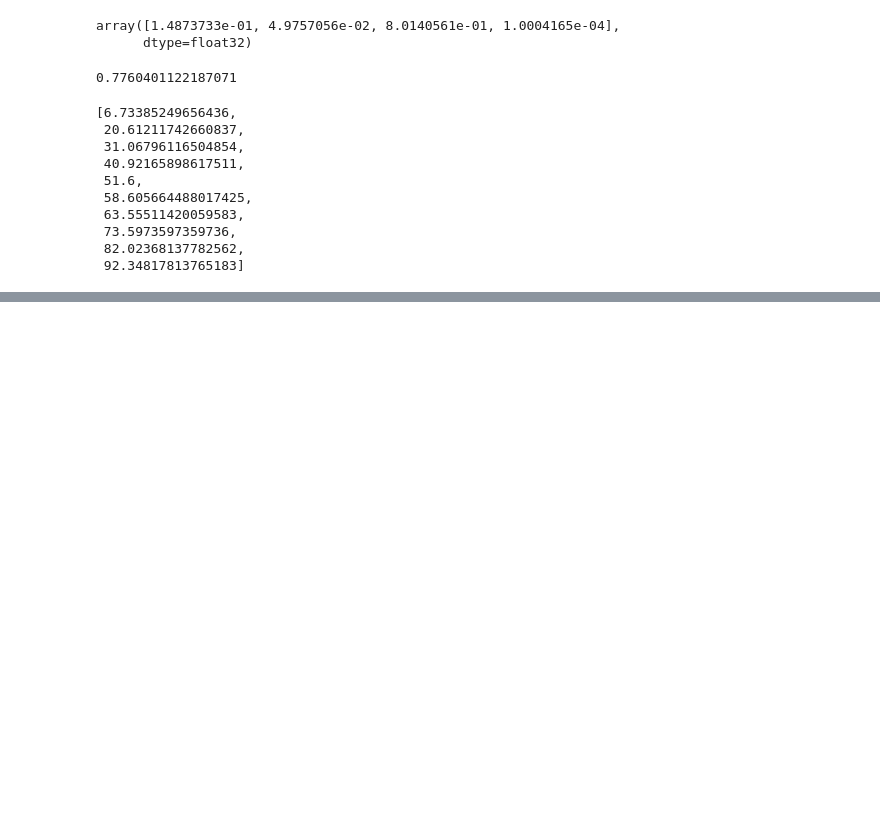
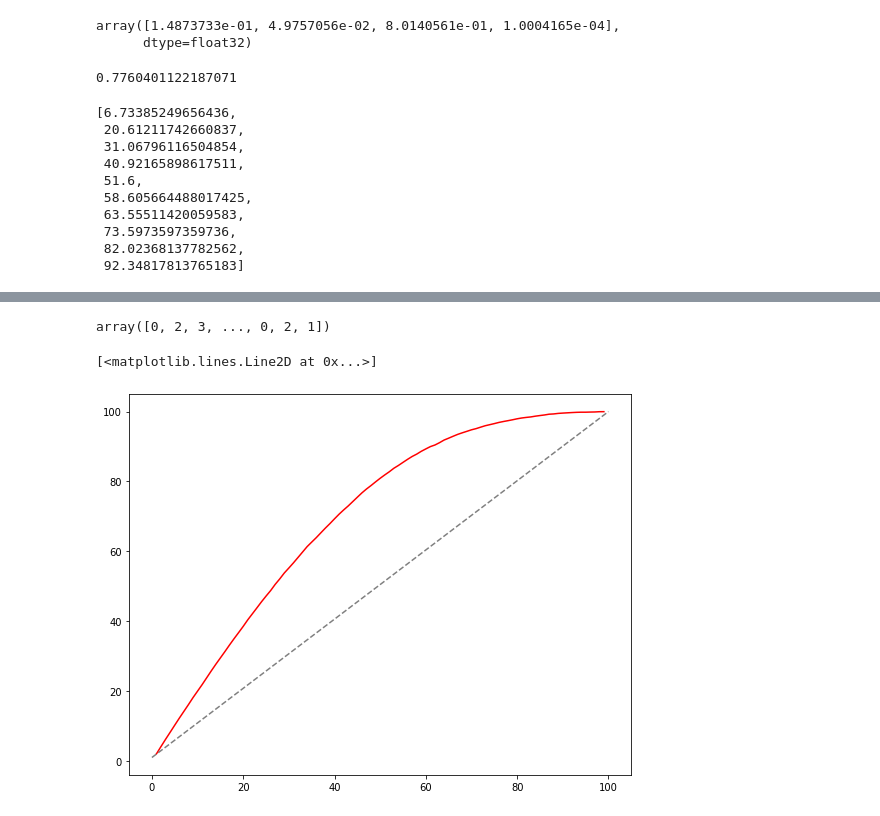
Before and after one commit to MarshallKrakauer/Etymology, a Jupyter notebook: KerasRNN.ipynb, the cells around one changed output, grey strips where cells are left out. Saved outputs shown, nothing was run; the diff lists cells and outputs as text; code cells hidden in the pictures; blank space fills up the shorter version.

Commit message:
begin adding lift

```diff
--- a/KerasRNN.ipynb
+++ b/KerasRNN.ipynb
@@ -264,0 +253,4 @@ Counter({2: 7843, 0: 7711, 1: 1090, 3: 109})
+# %%
+y_train
+# %% [output]
+array([0, 2, 3, ..., 0, 2, 1])
@@ -264,0 +259,22 @@ Counter({2: 7843, 0: 7711, 1: 1090, 3: 109})
+# %%
+result_df['is_germanic'] = result_df['is_germanic'] * 1.0
+# %%
+result_df.sort_values('prob_germanic', ascending=False, inplace=True)
+lift_df = copy.deepcopy(result_df)
+# %%
+lift_df.reset_index(inplace=True, drop=True)
+# %%
+total_hits = lift_df['is_germanic'].sum()
+num_rows = lift_df.shape[0]
+
+lift_li = []
+for i in range(1,100):
+    row_max = num_rows * (i/100)
+    num_hits = result_df.loc[lift_df.index < int(row_max),'is_germanic'].sum()
+    lift_li.append(num_hits/total_hits * 100)
+# %%
+plt.plot(np.arange(1,100), lift_li, color='red')
+plt.plot([0,100], [1,100], color='grey', linestyle='--')
+# %% [output]
+[<matplotlib.lines.Line2D at 0x...>]
+[figure, added]
```
Also changed, not shown: parts of 8 cells of this notebook.
